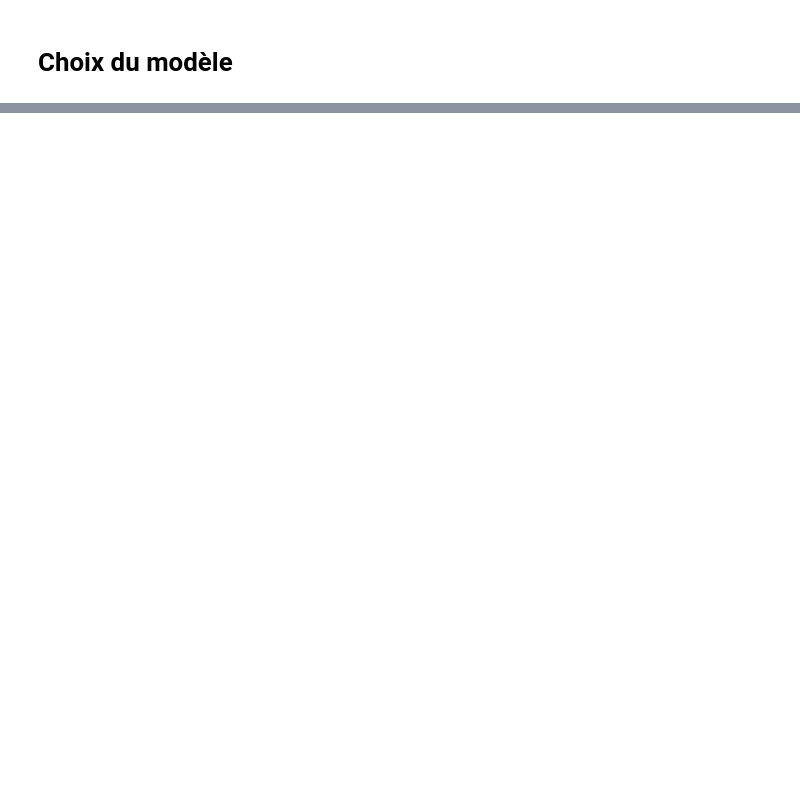
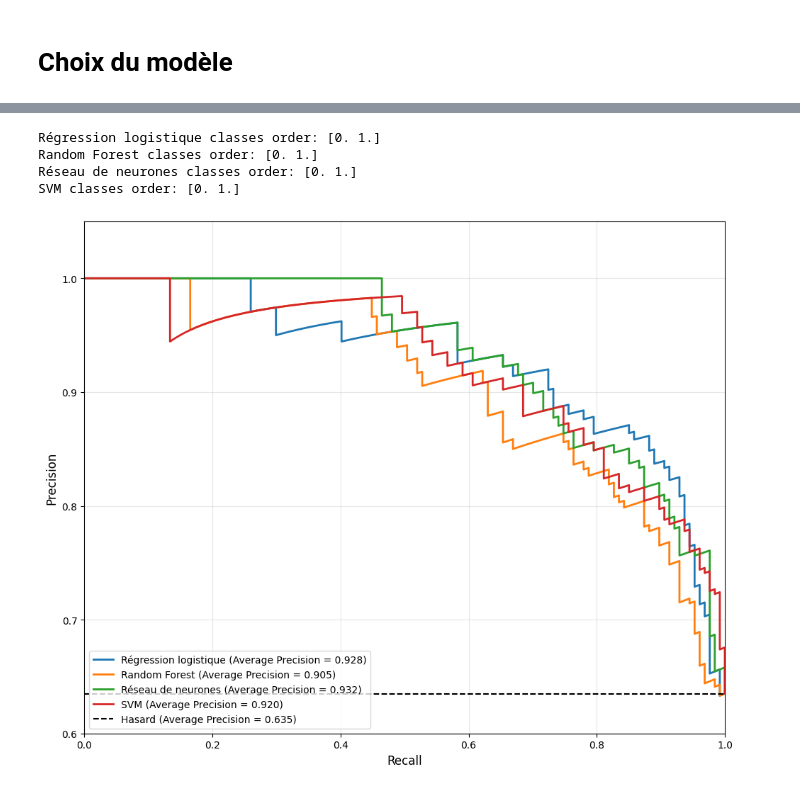
Before and after one commit to LilouSoulas/Projet_de_statistique_3A, a Jupyter notebook: main_code.ipynb, the cells around one changed output, grey strips where cells are left out. Saved outputs shown, nothing was run; the diff lists cells and outputs as text; code cells hidden in the pictures; blank space fills up the shorter version.

```diff
--- a/main_code.ipynb
+++ b/main_code.ipynb
@@ -666,0 +550,76 @@ SVM classes order: ['objective' 'subjective']
+# %%
+from sklearn.metrics import precision_recall_curve, average_precision_score
+import matplotlib.pyplot as plt
+
+# Définir les modèles avec leurs noms
+models_info = [
+    (model1, 'Régression logistique', 'binary'),
+    (model2, 'Random Forest', 'binary'),
+    (model3, 'Réseau de neurones', 'binary'),
+    (model4, 'SVM', 'binary')
+]
+
+for model, name, _ in models_info:
+    print(f"{name} classes order: {model.classes_}")
+
+plt.figure(figsize=(10, 8))
+
+for model, name, encoding_type in models_info:
+
+    # Choisir le bon X_test selon le modèle
+    if name == 'Régression logistique':
+        X_test_model = X_test_scaled
+        y_pred_proba = model.predict_proba(X_test_model)[:, 1]
+    elif name == 'Random Forest':
+        X_test_model = X_test_encoded
+        y_pred_proba = model.predict_proba(X_test_model)[:, 1]
+    elif name == 'Réseau de neurones':
+        X_test_model = X_test_scaled
+        y_pred_proba = model.predict_proba(X_test_model)[:, 1]
+    elif name == 'SVM':
+        X_test_model = X_test
+        y_pred_proba = model.predict_proba(X_test_model)[:, 1]
+
+    # Courbe Precision-Recall
+    precision, recall, thresholds = precision_recall_curve(
+        y_test, y_pred_proba
+    )
+
+    # Average Precision
+    ap = average_precision_score(
+        y_test, y_pred_proba
+    )
+
+    # Tracé
+    plt.plot(
+        recall,
+        precision,
+        lw=2,
+        label=f'{name} (Average Precision = {ap:.3f})'
+    )
+
+# Ligne de base = proportion de positifs
+baseline = y_test.mean()
+plt.hlines(
+    baseline,
+    xmin=0,
+    xmax=1,
+    colors='k',
+    linestyles='--',
+    label=f'Hasard (Average Precision = {baseline:.3f})'
+)
+
+plt.xlim([0.0, 1.0])
+plt.ylim([0.6, 1.05])
+plt.xlabel('Recall', fontsize=12)
+plt.ylabel('Precision', fontsize=12)
+plt.legend(loc="lower left", fontsize=10)
+plt.grid(alpha=0.3)
+plt.tight_layout()
+plt.show()
+# %% [output]
+Régression logistique classes order: [0. 1.]
+Random Forest classes order: [0. 1.]
+Réseau de neurones classes order: [0. 1.]
+SVM classes order: [0. 1.]
+[figure, added]
```
Also changed, not shown: parts of 14 cells of this notebook.
